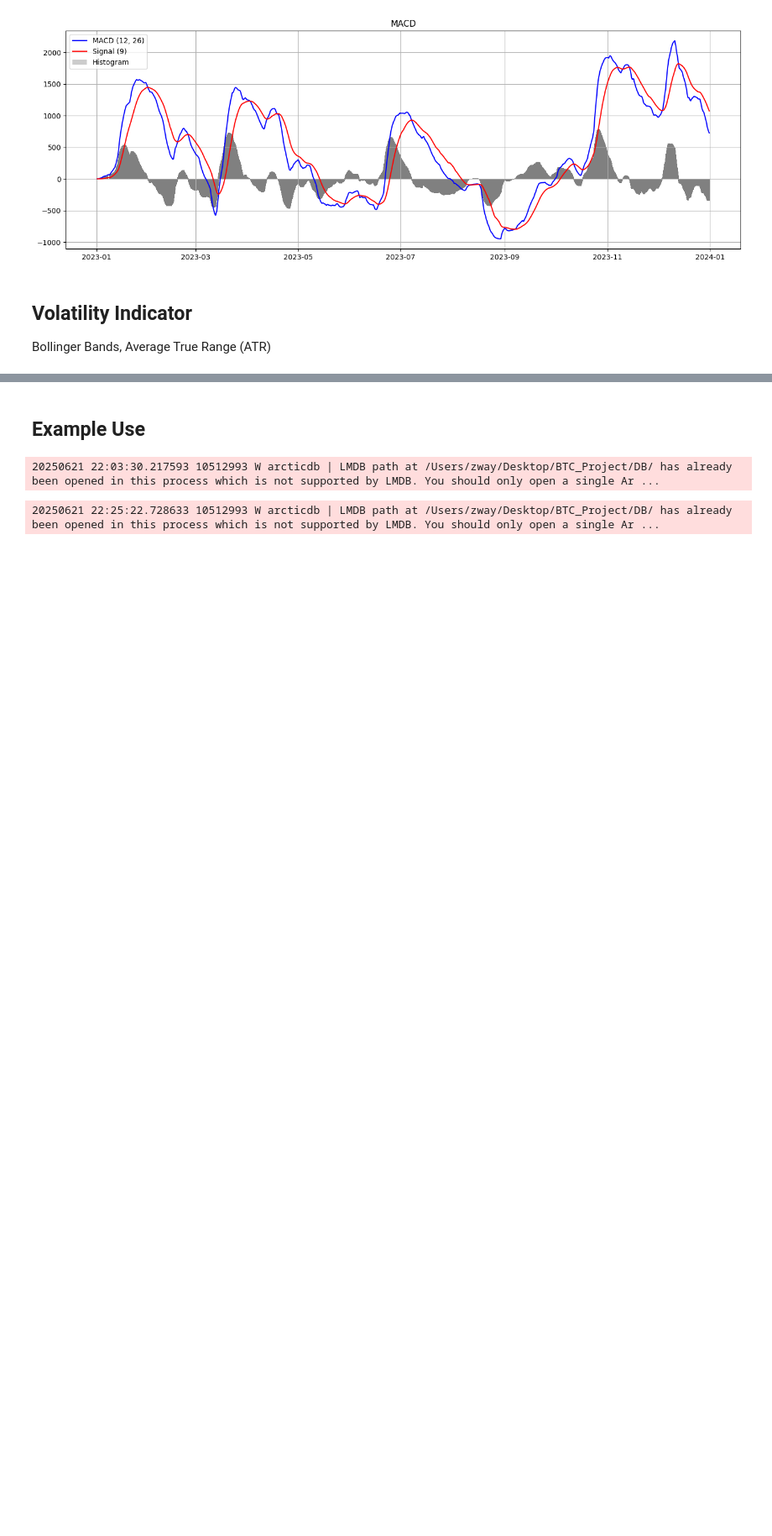
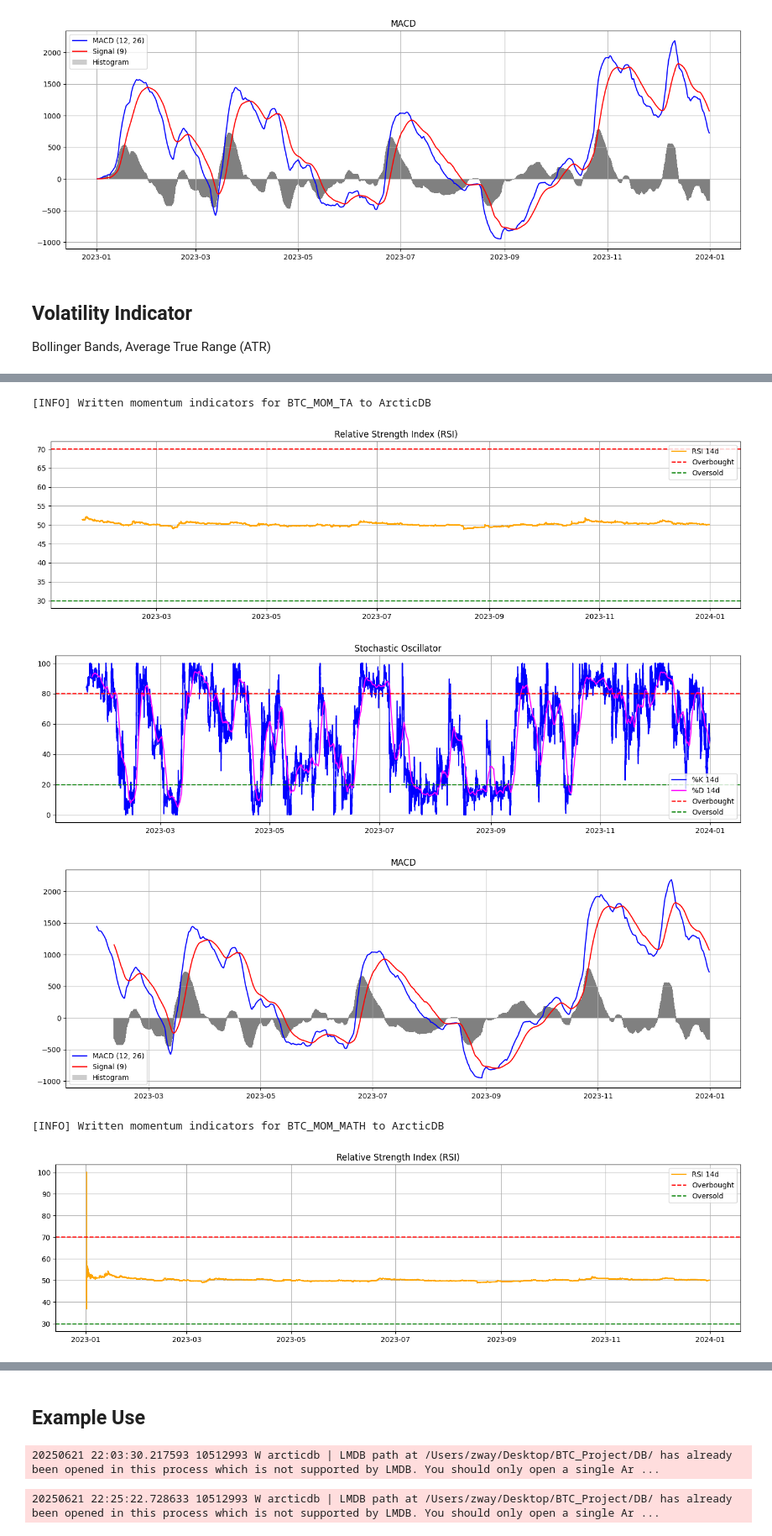
Before and after one commit to VegarGG/Crypto_Research, a Jupyter notebook: features/trend_indicator.ipynb, the cells around one changed output, grey strips where cells are left out. Shown at 84% size. Cells and saved outputs as stored; diff of their text form; code cells hidden in the pictures; blank space fills up the shorter version.

```diff
--- a/features/trend_indicator.ipynb
+++ b/features/trend_indicator.ipynb
@@ -469,0 +553,8 @@ Bollinger Bands, Average True Range (ATR)
+# %%
+# Momentum Indicator Comparison
+momentum_ta = MomentumIndicatorPipeline(lib_name='trend_indicators', store_path=f"lmdb://{DB_PATH}")
+momentum_math = MomentumIndicatorPipeline_math(lib_name='trend_indicators', store_path=f"lmdb://{DB_PATH}")
+
+df_ta = momentum_ta.run(df_test, symbol='BTC_MOM_TA')
+df_math = momentum_math.run(df_test, symbol='BTC_MOM_MATH')
+# %% [output]
@@ -469,0 +563,6 @@ Bollinger Bands, Average True Range (ATR)
+[INFO] Written momentum indicators for BTC_MOM_TA to ArcticDB
+[figure, added]
+[figure, added]
+[figure, added]
+[INFO] Written momentum indicators for BTC_MOM_MATH to ArcticDB
+[figure, added]
```
Also changed, not shown: parts of 13 cells of this notebook.
